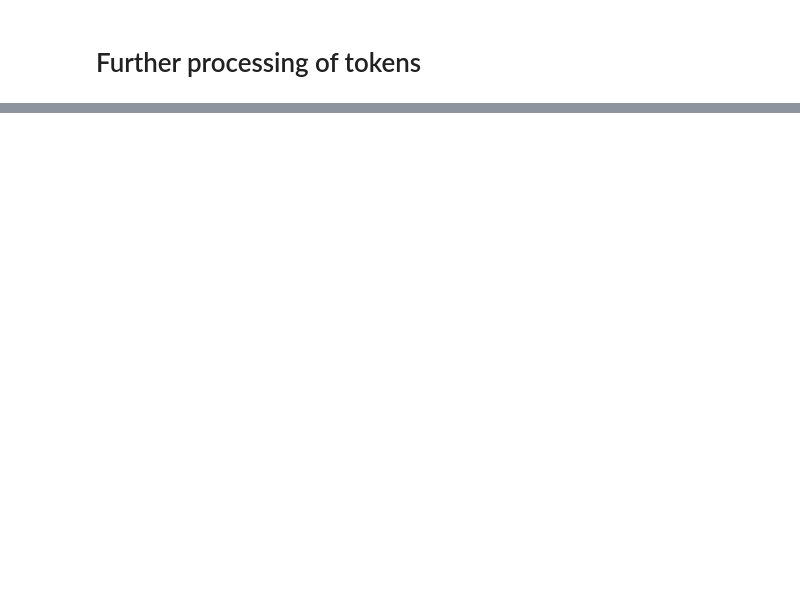
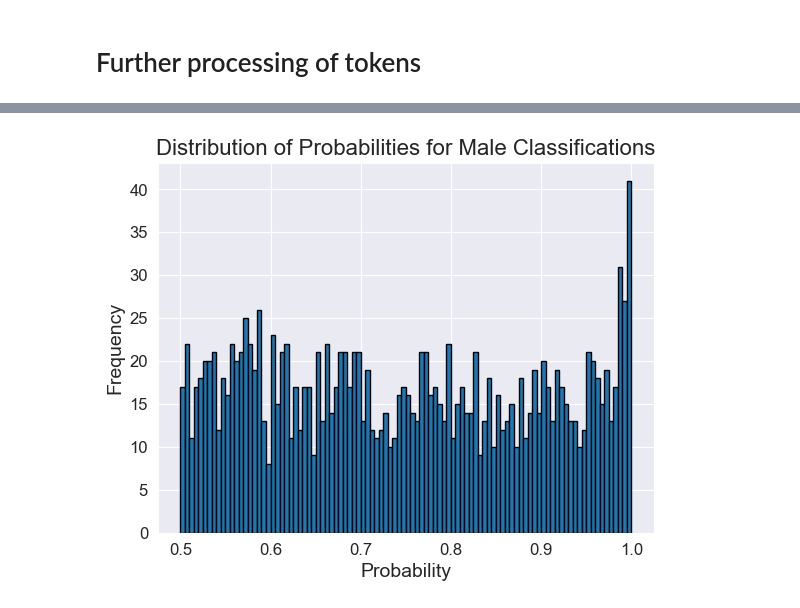
Before and after one commit to HNStaggs/Clinical-Trial-Gender-Gaps, a Jupyter notebook: DataProcessing.ipynb, the cells around one changed output, grey strips where cells are left out. Drawn from its saved outputs; the diff is of its cells as text; code cells hidden in the pictures; blank space fills up the shorter version.

```diff
--- a/DataProcessing.ipynb
+++ b/DataProcessing.ipynb
@@ -740,0 +1048,12 @@ The five most common tokens are [('study', 6727), ('women', 3221), ('patients',
+# %%
+# Distributio of probabilities for Female
+male_probs = X_test[X_test['est_labels'] == 1]['probs']
+
+# Plot the histogram
+plt.hist(male_probs, bins=100, edgecolor='black')
+plt.title('Distribution of Probabilities for Male Classifications')
+plt.xlabel('Probability')
+plt.ylabel('Frequency')
+plt.show()
+# %% [output]
+[figure, added]
```
Also changed, not shown: parts of 58 cells of this notebook, 1 other file.
